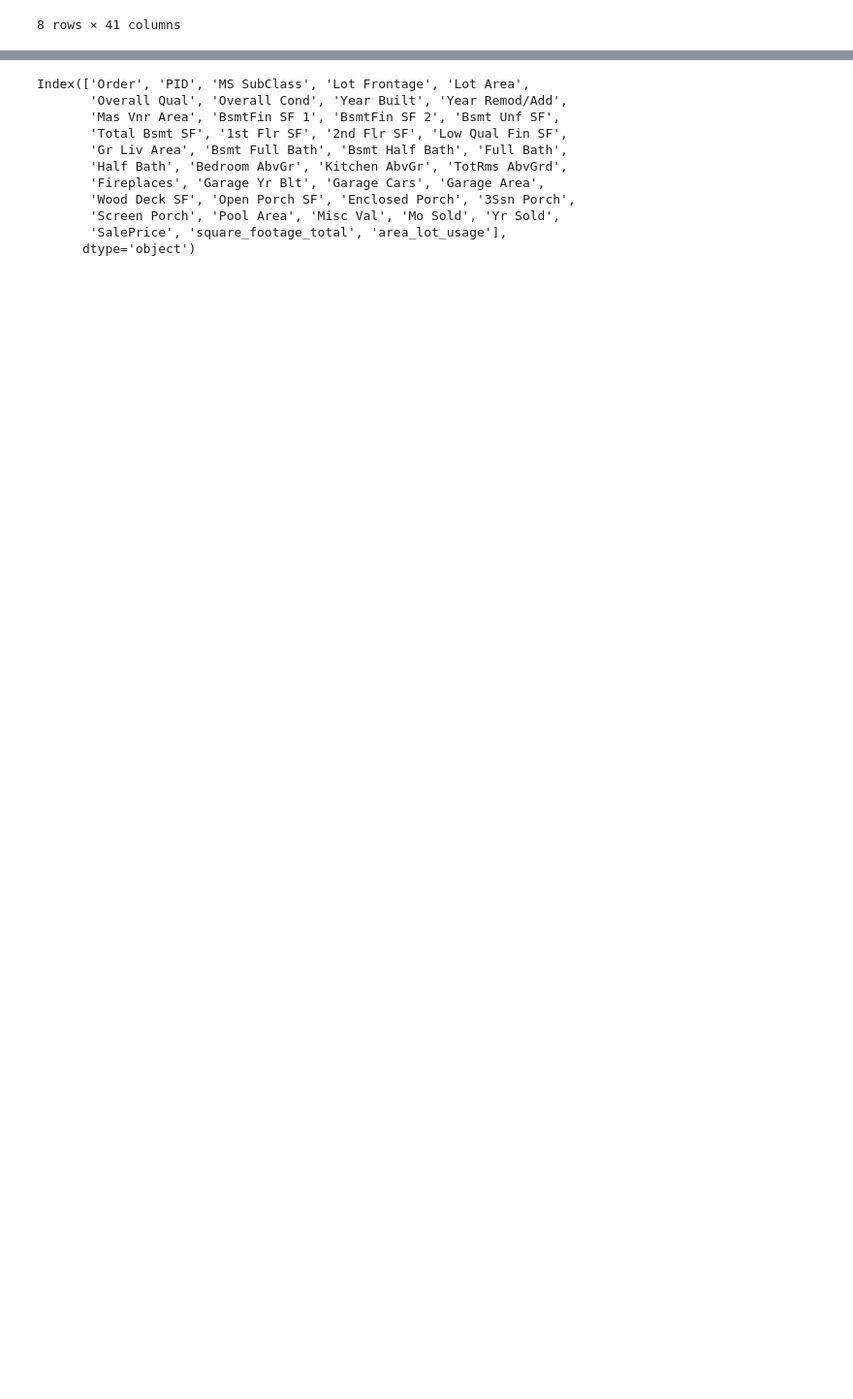
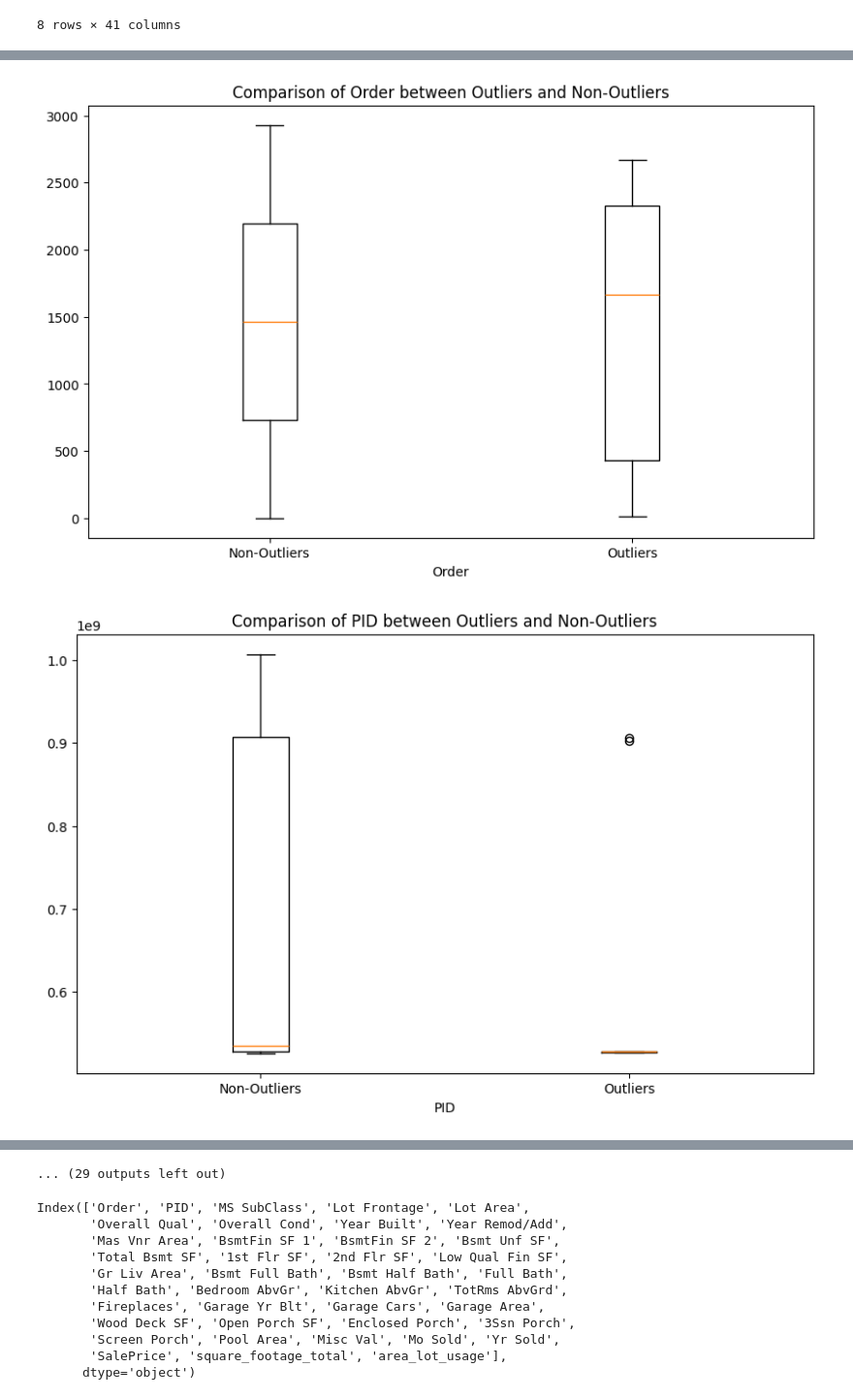
Before and after one commit to eeberman/machine_learning_intro, a Jupyter notebook: ames_housing.ipynb, the cells around one changed output, grey strips where cells are left out. Shown at 97% size. Drawn from its saved outputs; the diff is of its cells as text; code cells hidden in the pictures; blank space fills up the shorter version.

```diff
--- a/ames_housing.ipynb
+++ b/ames_housing.ipynb
@@ -179,0 +242,12 @@ array([ 441.,  270.,  406., 1045.,  137.,  324.,  415.,  994.,  763.,
+# %%
+import numpy as np
+
+# Define a threshold for the top 1% of SalePrice to find outliers
+sp_threshold = np.percentile(df['SalePrice'], 99)
+
+# Identify outliers
+sp_outliers = df[df['SalePrice'] > sp_threshold]
+
+# Print the number of outliers and a summary of their SalePrice
+print(f'Number of outliers: {len(sp_outliers)}')
+print(outliers['SalePrice'].describe())
@@ -179,0 +287,12 @@ array([ 441.,  270.,  406., 1045.,  137.,  324.,  415.,  994.,  763.,
+# %%
+# Visualize and compare all features between outliers and non-outliers
+for feature in df.columns:
+    if df[feature].dtype in [np.int64, np.float64]:  # Only plot numeric features
+        plt.figure(figsize=(10, 6))
+        plt.boxplot([df[feature], sp_outliers[feature]], labels=['Non-Outliers', 'Outliers'])
+        plt.title(f'Comparison of {feature} between Outliers and Non-Outliers')
+        plt.xlabel(feature)
+        plt.show()
+# %% [output]
+[figure, added]
+[figure, added]
@@ -180,3 +309,4 @@ array([ 441.,  270.,  406., 1045.,  137.,  324.,  415.,  994.,  763.,
+... (29 outputs left out)
 # %%
 # Pull column names for all integer or float columns
 numeric_columns = df_cleaned.select_dtypes(include=['int64', 'float64']).columns
```
Also changed, not shown: parts of 15 cells of this notebook.
